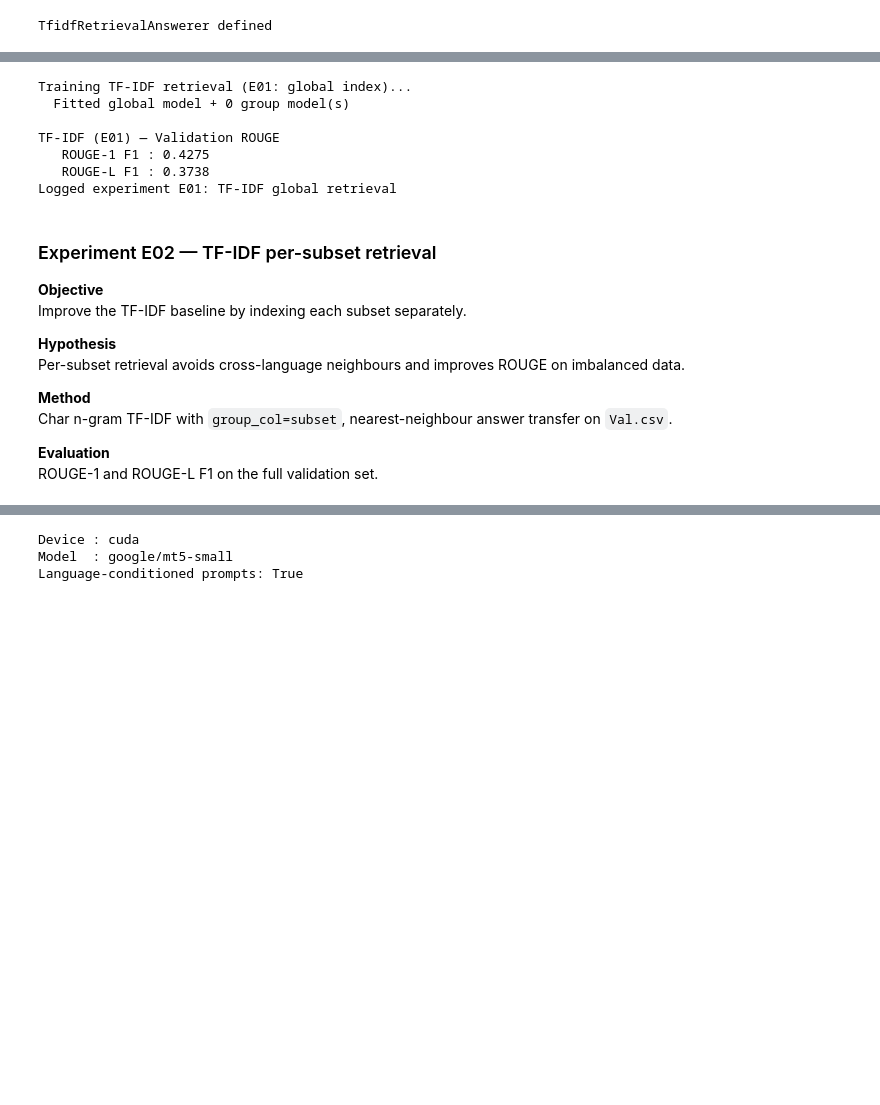
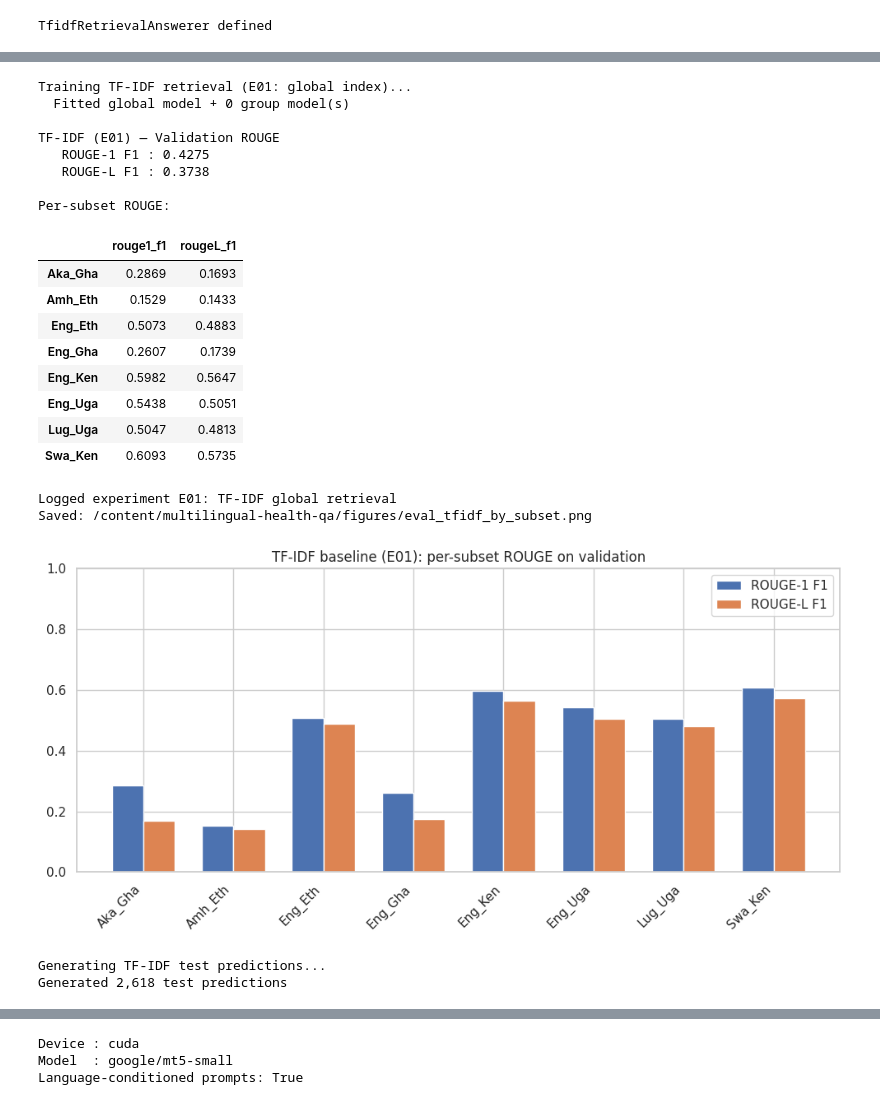
Before and after one commit to Bonaparte003/African-Language-Health-QA-Challenge, a Jupyter notebook: multilingual_health_qa_notebook.ipynb, the cells around one changed output, grey strips where cells are left out. Saved outputs shown, nothing was run; the diff lists cells and outputs as text; code cells hidden in the pictures; blank space fills up the shorter version.

```diff
--- a/multilingual_health_qa_notebook.ipynb
+++ b/multilingual_health_qa_notebook.ipynb
@@ -1043,46 +1070,76 @@ ROUGE-1 and ROUGE-L F1 on the full validation set.
 # %%
 print('Training TF-IDF retrieval (E01: global index)...')
 answerer_global = TfidfRetrievalAnswerer(
     question_col=QUESTION_COL, answer_col=ANSWER_COL, group_col=None,
 ).fit(train)
 
 val_pred_global, val_sim_global, _ = answerer_global.predict(
     val, question_col=QUESTION_COL, group_col=LANG_COL,
 )
 
 if compute_rouge:
     metrics_e01 = compute_rouge(val_pred_global, val[ANSWER_COL].tolist())
     print(f'\nTF-IDF (E01) — Validation ROUGE')
     print(f'   ROUGE-1 F1 : {metrics_e01["rouge1_f1"]:.4f}')
     print(f'   ROUGE-L F1 : {metrics_e01["rougeL_f1"]:.4f}')
+
+    lang_metrics = compute_rouge_by_language(
+        val_pred_global, val[ANSWER_COL].tolist(), val[LANG_COL].tolist()
+    )
+    print('\nPer-subset ROUGE:')
+    display(lang_metrics.round(4))
+
     tracker.log(
         experiment_id='E01',
         name='TF-IDF global retrieval',
         category='baseline',
         change='Char n-gram TF-IDF, single global index',
-        rationale='Lower bound before per-subset indexing',
+        rationale='Sparse retrieval lower bound; global index beats per-subset on Val',
         rouge1=metrics_e01['rouge1_f1'],
         rougel=metrics_e01['rougeL_f1'],
     )
+
+    if not lang_metrics.empty:
+        fig, ax = plt.subplots(figsize=(10, 5))
+        plot_df = lang_metrics.reset_index().rename(columns={'index': 'subset'})
+        x = np.arange(len(plot_df))
+        w = 0.35
+        ax.bar(x - w/2, plot_df['rouge1_f1'], w, label='ROUGE-1 F1')
+        ax.bar(x + w/2, plot_df['rougeL_f1'], w, label='ROUGE-L F1')
+        ax.set_xticks(x)
+        ax.set_xticklabels(plot_df['subset'], rotation=45, ha='right')
+        ax.set_ylim(0, 1)
+        ax.set_title('TF-IDF baseline (E01): per-subset ROUGE on validation')
+        ax.legend()
+        plt.tight_layout()
+        save_fig('eval_tfidf_by_subset.png')
+        plt.show()
+
+print('\nGenerating TF-IDF test predictions...')
+test_pred_tfidf, test_sim, _ = answerer_global.predict(
+    test, question_col=TEST_QUESTION_COL, group_col=TEST_LANG_COL,
+)
+print(f'Generated {len(test_pred_tfidf):,} test predictions')
 # %% [output]
 Training TF-IDF retrieval (E01: global index)...
   Fitted global model + 0 group model(s)
 
 TF-IDF (E01) — Validation ROUGE
    ROUGE-1 F1 : 0.4275
    ROUGE-L F1 : 0.3738
-Logged experiment E01: TF-IDF global retrieval
+
+Per-subset ROUGE:
+|  | rouge1_f1 | rougeL_f1 |
+| Aka_Gha | 0.2869 | 0.1693 |
+| Amh_Eth | 0.1529 | 0.1433 |
+| Eng_Eth | 0.5073 | 0.4883 |
+| Eng_Gha | 0.2607 | 0.1739 |
+| Eng_Ken | 0.5982 | 0.5647 |
+| Eng_Uga | 0.5438 | 0.5051 |
+| Lug_Uga | 0.5047 | 0.4813 |
+| Swa_Ken | 0.6093 | 0.5735 |
+Logged experiment E01: TF-IDF global retrieval
+Saved: /content/multilingual-health-qa/figures/eval_tfidf_by_subset.png
+[figure, added]
+Generating TF-IDF test predictions...
+Generated 2,618 test predictions
-# %% [markdown]
-### Experiment E02 — TF-IDF per-subset retrieval
-
-**Objective**
-Improve the TF-IDF baseline by indexing each subset separately.
-
-**Hypothesis**
-Per-subset retrieval avoids cross-language neighbours and improves ROUGE on imbalanced data.
-
-**Method**
-Char n-gram TF-IDF with `group_col=subset`, nearest-neighbour answer transfer on `Val.csv`.
-
-**Evaluation**
-ROUGE-1 and ROUGE-L F1 on the full validation set.
```
Also changed, not shown: parts of 67 cells of this notebook, 29 other files.
